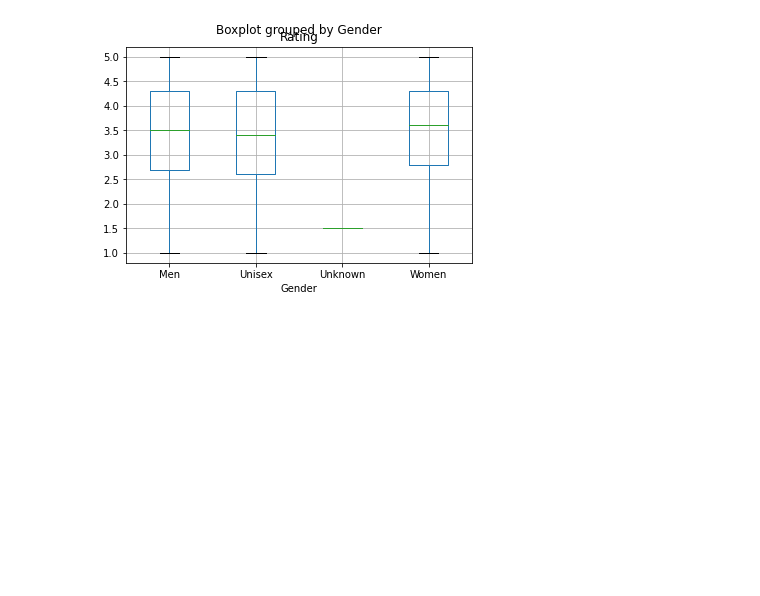
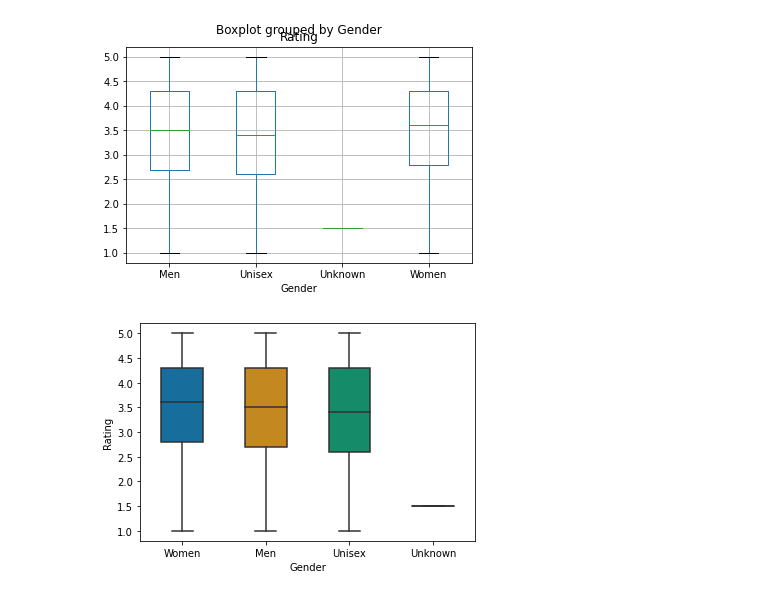
Before and after one commit to abgarberpaul/Nike-vs-Adidas, a Jupyter notebook: AGP_Data_Exploration_and_Analysis.ipynb, the cells around one changed output. Saved outputs shown, nothing was run; the diff lists cells and outputs as text; code cells hidden in the pictures; blank space fills up the shorter version.

```diff
--- a/AGP_Data_Exploration_and_Analysis.ipynb
+++ b/AGP_Data_Exploration_and_Analysis.ipynb
@@ -332,3 +339,11 @@ rating_adidas.boxplot("Rating", "Gender")
 # %% [output]
 <AxesSubplot:title={'center':'Rating'}, xlabel='Gender'>
 [figure]
+# %%
+# make boxplot with Seaborn
+bplot=sns.boxplot(x='Gender', y='Rating',
+                 data=rating_adidas,
+                 width=0.5,
+                 palette="colorblind")
+# %% [output]
+[figure, added]
```
Also changed, not shown: parts of 5 cells of this notebook.
